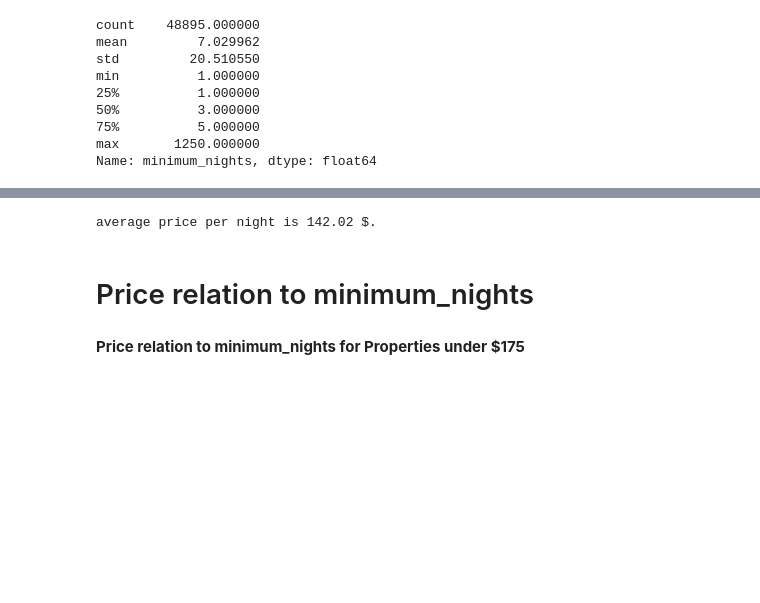
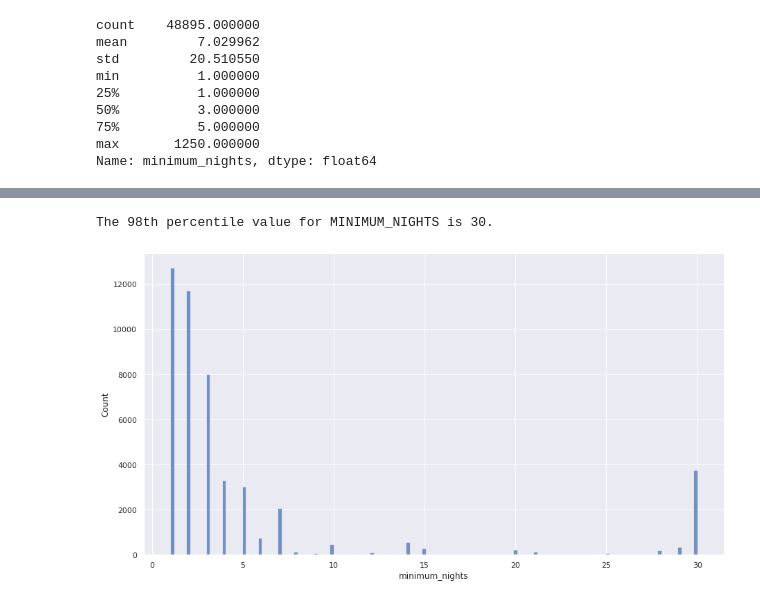
Before and after one commit to pooja251096/airbnb_booking_analysis, a Jupyter notebook: Copy_of_Airbnb_data_analysis_Pooja.ipynb, the cells around one changed output, grey strips where cells are left out. Drawn from its saved outputs; the diff is of its cells as text; code cells hidden in the pictures; blank space fills up the shorter version.

```diff
--- a/Copy_of_Airbnb_data_analysis_Pooja.ipynb
+++ b/Copy_of_Airbnb_data_analysis_Pooja.ipynb
@@ -282,8 +184,10 @@ avg_price_per_night = round(avg_price_per_night,2)
-# %%
-print(f'average price per night is {avg_price_per_night} $.')
-# %% [output]
-average price per night is 142.02 $.
-# %% [markdown]
-# Price relation to minimum_nights
-# %% [markdown]
-**Price relation to minimum_nights for Properties under $175**
+# %%
+# Calculate the 98th percentile of minimum_nights
+print("The 98th percentile value for MINIMUM_NIGHTS is {:.0f}.".format(np.percentile(df['minimum_nights'],98)))
+# %% [output]
+The 98th percentile value for MINIMUM_NIGHTS is 30.
+# %%
+sns.set(rc={'figure.figsize':(15,8)})
+sns.histplot(df[df['minimum_nights']<=30].minimum_nights);
+# %% [output]
+[figure, added]
```
Also changed, not shown: parts of 19 cells of this notebook.
